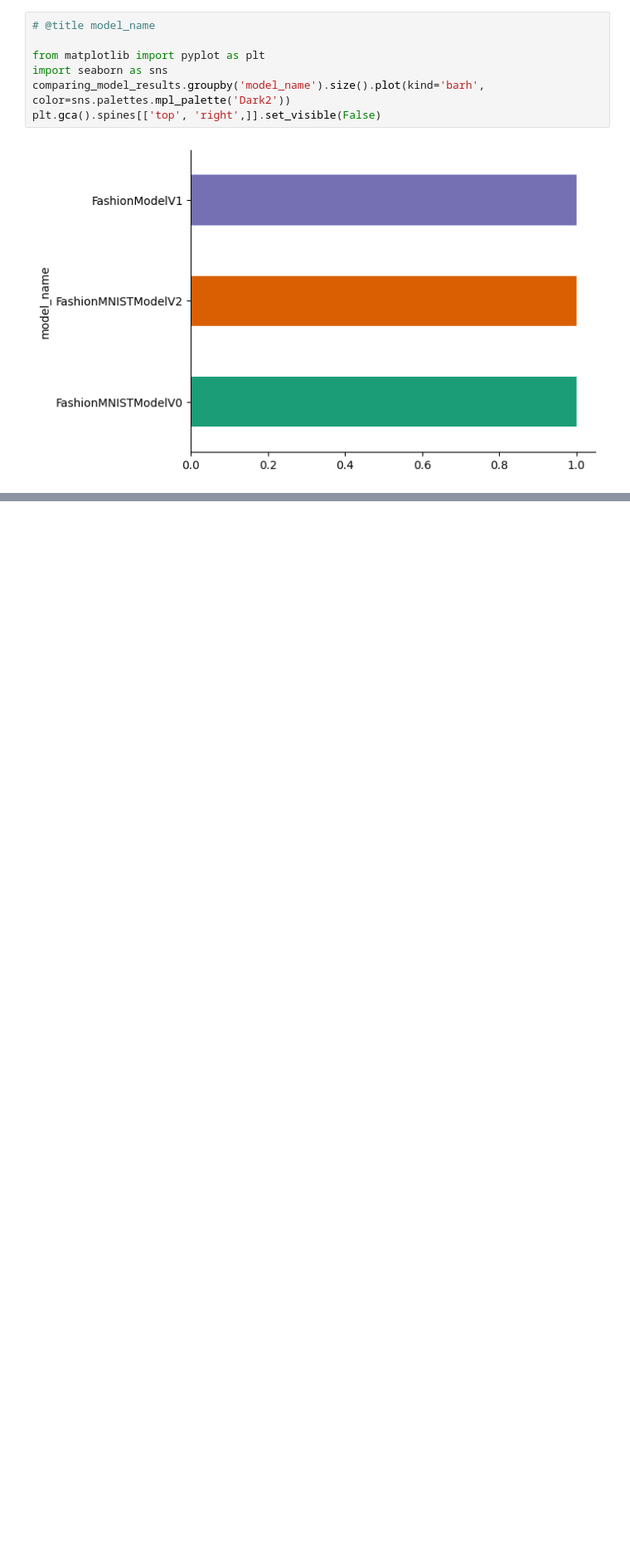
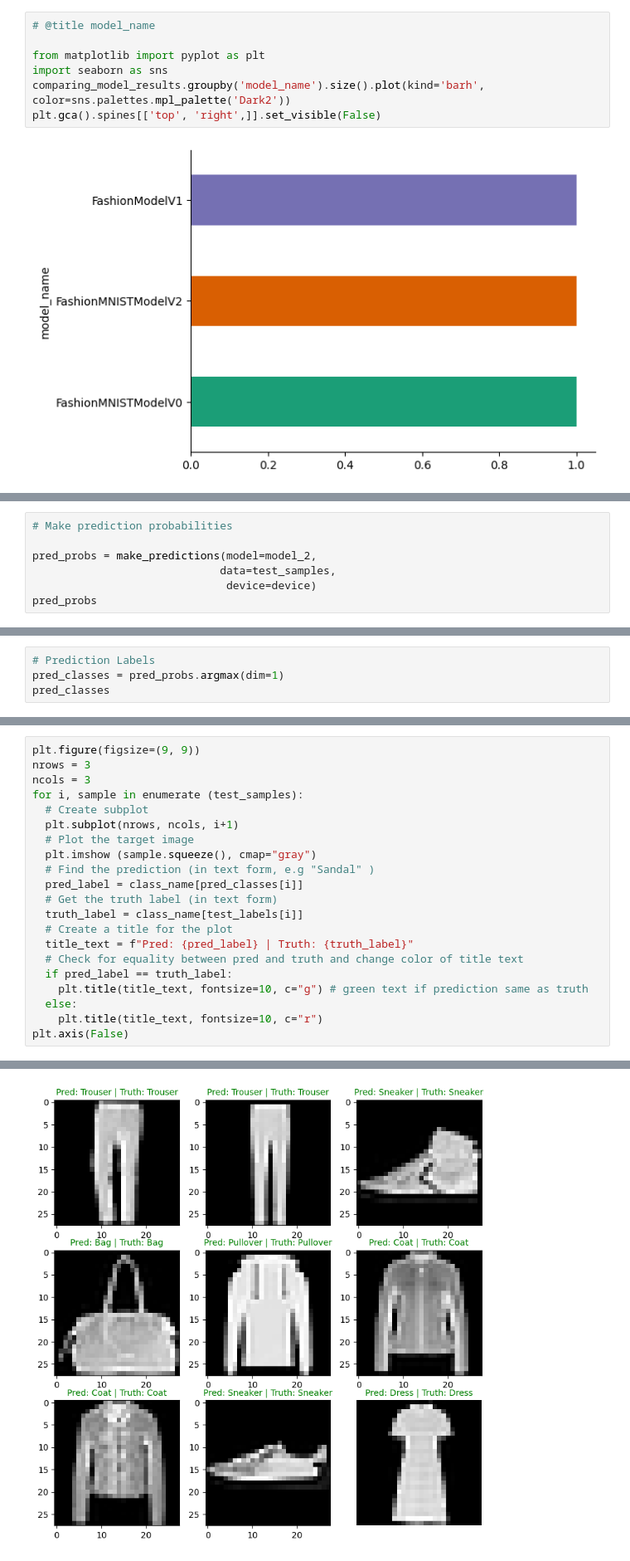
Before and after one commit to Hit07/ML-DL-Torch, a Jupyter notebook: Computer_Vision.ipynb, the cells around one changed output, grey strips where cells are left out. Shown: that part at 83% size. Cells and saved outputs as stored; diff of their text form; blank space fills up the shorter version.

```diff
--- a/Computer_Vision.ipynb
+++ b/Computer_Vision.ipynb
@@ -662,0 +700,7 @@ plt.gca().spines[['top', 'right',]].set_visible(False)
+# %%
+# Make prediction probabilities
+
+pred_probs = make_predictions(model=model_2,
+                             data=test_samples,
+                              device=device)
+pred_probs
@@ -662,0 +726,4 @@ plt.gca().spines[['top', 'right',]].set_visible(False)
+# %%
+# Prediction Labels
+pred_classes = pred_probs.argmax(dim=1)
+pred_classes
@@ -662,0 +732,22 @@ plt.gca().spines[['top', 'right',]].set_visible(False)
+# %%
+plt.figure(figsize=(9, 9))
+nrows = 3
+ncols = 3
+for i, sample in enumerate (test_samples):
+  # Create subplot
+  plt.subplot(nrows, ncols, i+1)
+  # Plot the target image
+  plt.imshow (sample.squeeze(), cmap="gray")
+  # Find the prediction (in text form, e.g "Sandal" )
+  pred_label = class_name[pred_classes[i]]
+  # Get the truth label (in text form)
+  truth_label = class_name[test_labels[i]]
+  # Create a title for the plot
+  title_text = f"Pred: {pred_label} | Truth: {truth_label}"
+  # Check for equality between pred and truth and change color of title text
+  if pred_label == truth_label:
+    plt.title(title_text, fontsize=10, c="g") # green text if prediction same as truth
+  else:
+    plt.title(title_text, fontsize=10, c="r")
+plt.axis(False)
+# %% [output]
@@ -662,0 +755 @@ plt.gca().spines[['top', 'right',]].set_visible(False)
+[figure, added]
```
Also changed, not shown: parts of 26 cells of this notebook.
